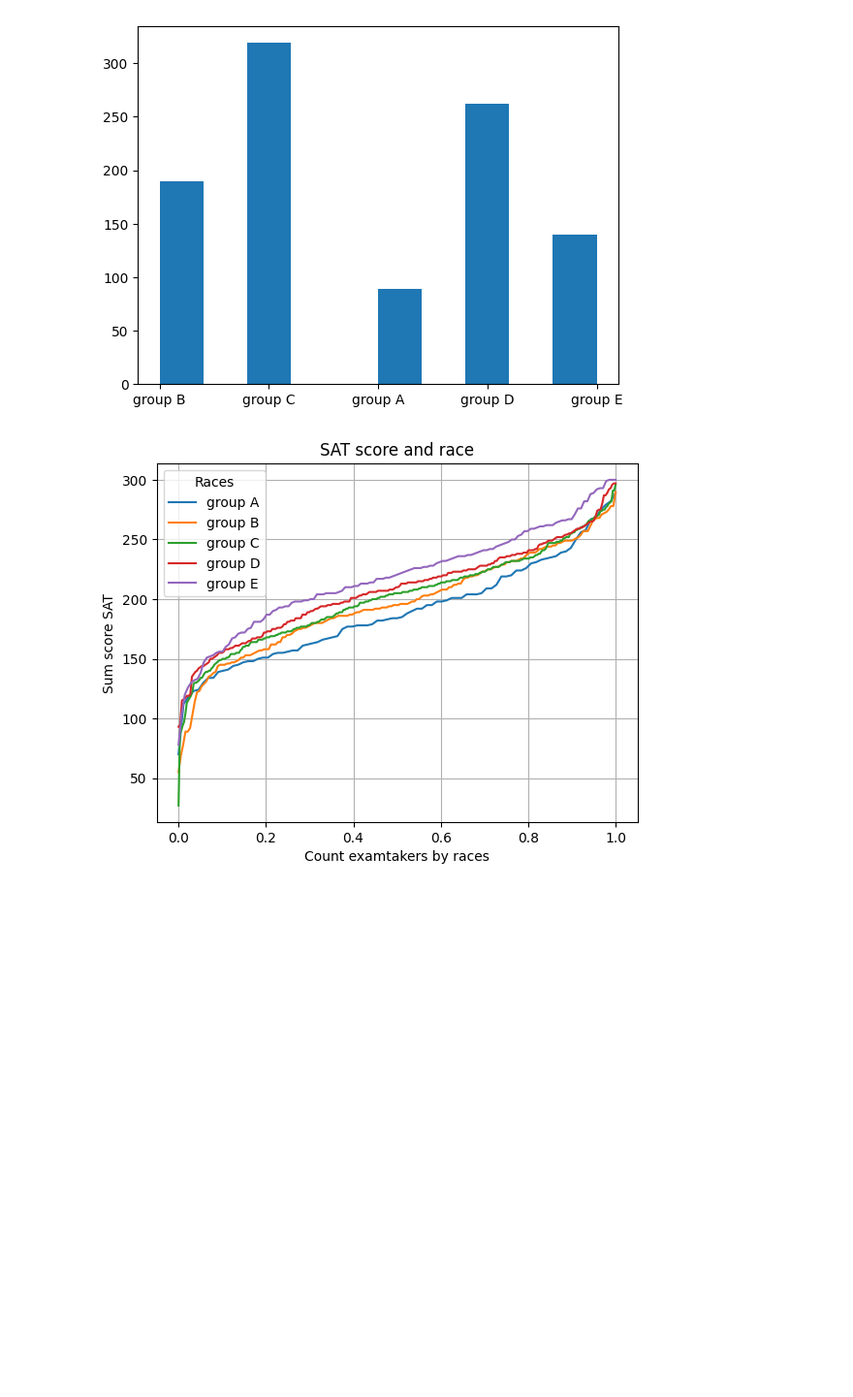
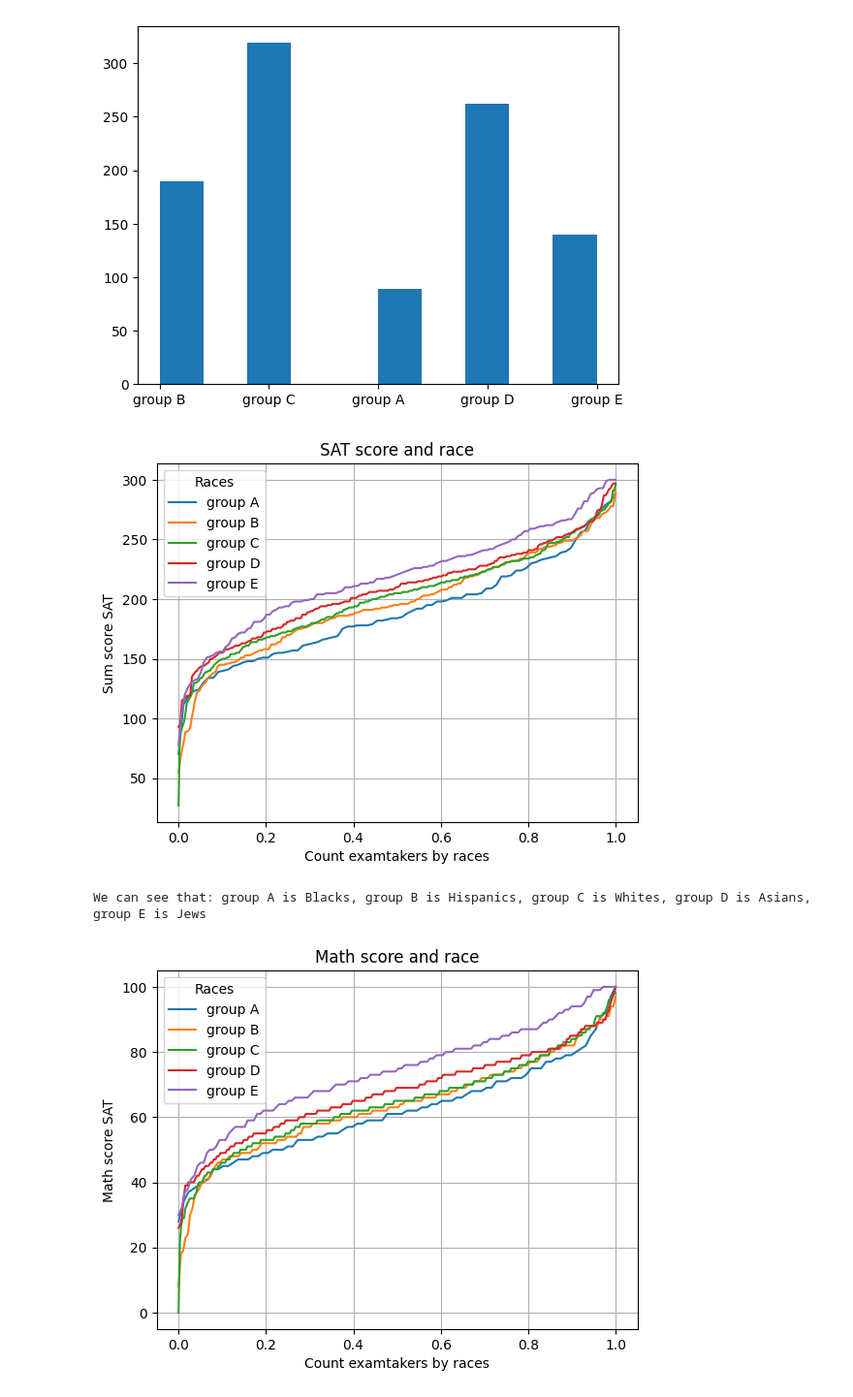
Before and after one commit to mythyskaiser/leetcode, a Jupyter notebook: Kaggle/Students_Performance/students_performance.ipynb, the cells around one changed output. Shown at 97% size. Saved outputs shown, nothing was run; the diff lists cells and outputs as text; code cells hidden in the pictures; blank space fills up the shorter version.

```diff
--- a/Kaggle/Students_Performance/students_performance.ipynb
+++ b/Kaggle/Students_Performance/students_performance.ipynb
@@ -48,5 +48,21 @@ plt.ylabel('Sum score SAT')
 plt.title('SAT score and race')
 plt.grid(True)
 plt.show()
+print('We can see that: group A is Blacks, group B is Hispanics, group C is Whites, group D is Asians, group E is Jews')
 # %% [output]
 [figure]
+We can see that: group A is Blacks, group B is Hispanics, group C is Whites, group D is Asians, group E is Jews
+# %%
+for race_name, race in df_plot.groupby('race/ethnicity'):
+    sorted_scores = race['math score'].sort_values().values
+    n = len(sorted_scores)
+    normalized_index = np.linspace(0,1,n)
+    plt.plot(normalized_index, sorted_scores, label=race_name)
+plt.legend(title='Races')
+plt.xlabel('Count examtakers by races')
+plt.ylabel('Math score SAT')
+plt.title('Math score and race')
+plt.grid(True)
+plt.show()
+# %% [output]
+[figure, added]
```
Also changed, not shown: parts of 11 cells of this notebook, 50 other files.
